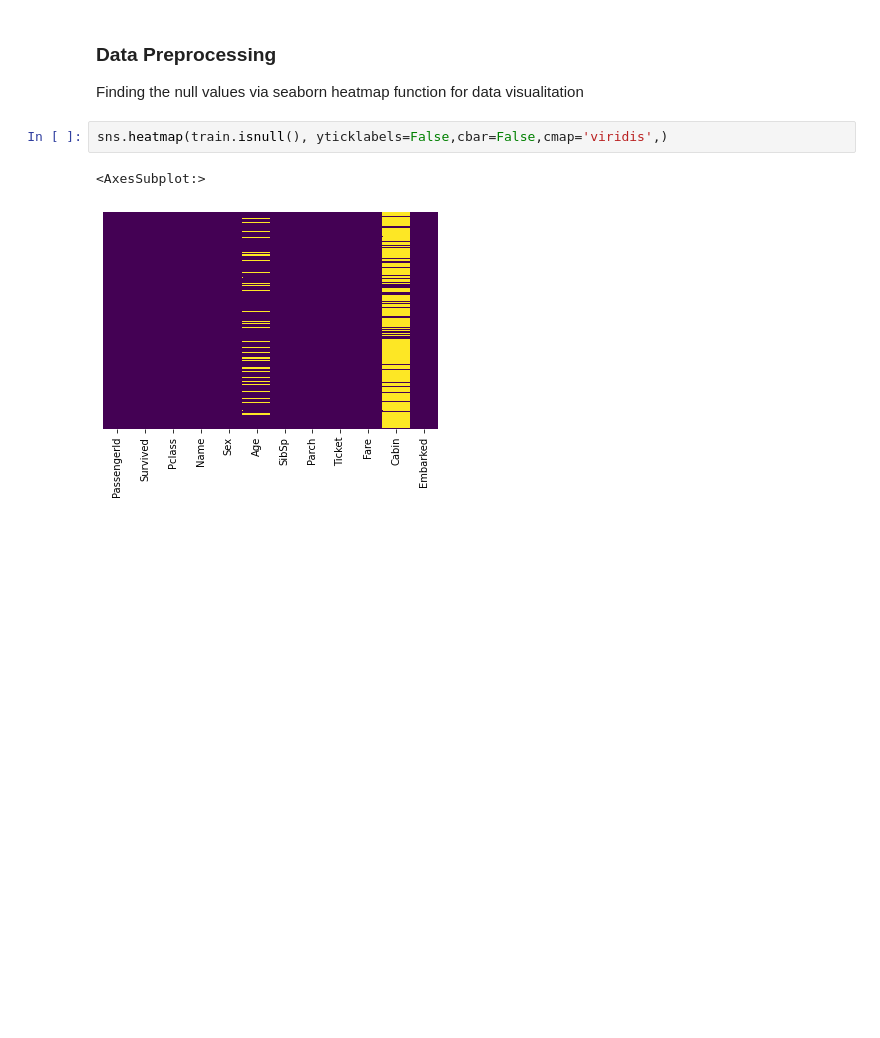
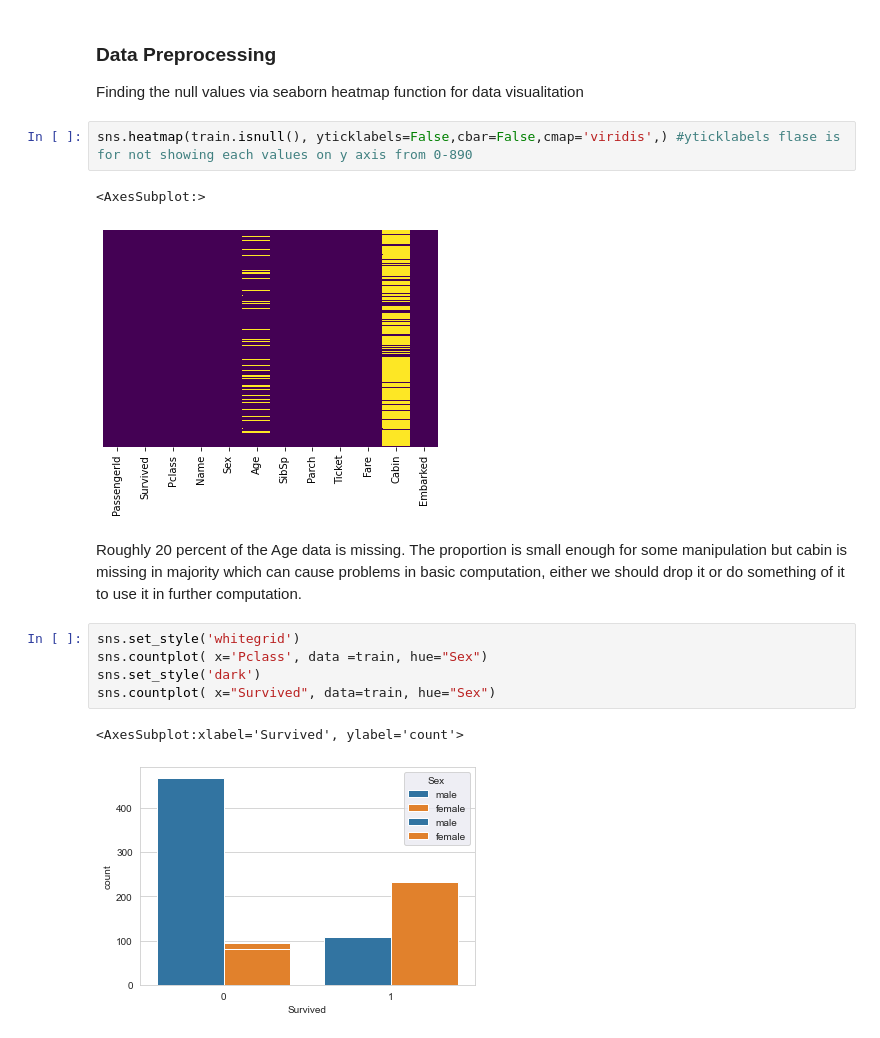
Before and after one commit to elliotfromfsociety/KAGGLE, a Jupyter notebook: TITANIC KAGGLE/Data Analysis Of Titanic Dataset.ipynb, the cells around one changed output. Drawn from its saved outputs; the diff is of its cells as text; blank space fills up the shorter version.

```diff
--- a/TITANIC KAGGLE/Data Analysis Of Titanic Dataset.ipynb
+++ b/TITANIC KAGGLE/Data Analysis Of Titanic Dataset.ipynb
@@ -21,7 +21,17 @@ train.head()
 ### Data Preprocessing
 Finding the null values via seaborn heatmap function for data visualitation
 # %%
-sns.heatmap(train.isnull(), yticklabels=False,cbar=False,cmap='viridis',)
+sns.heatmap(train.isnull(), yticklabels=False,cbar=False,cmap='viridis',) #yticklabels flase is for not showing each values on y axis from 0-890
 # %% [output]
 <AxesSubplot:>
 [figure]
+# %% [markdown]
+Roughly 20 percent of the Age data is missing. The proportion is small enough for some manipulation but cabin is missing in majority which can cause problems in basic computation, either we should drop it or do something of it to use it in further computation.
+# %%
+sns.set_style('whitegrid')
+sns.countplot( x='Pclass', data =train, hue="Sex")
+sns.set_style('dark')
+sns.countplot( x="Survived", data=train, hue="Sex")
+# %% [output]
+<AxesSubplot:xlabel='Survived', ylabel='count'>
+[figure, added]
```
Also changed, not shown: parts of 1 cell of this notebook, 2 other files.
